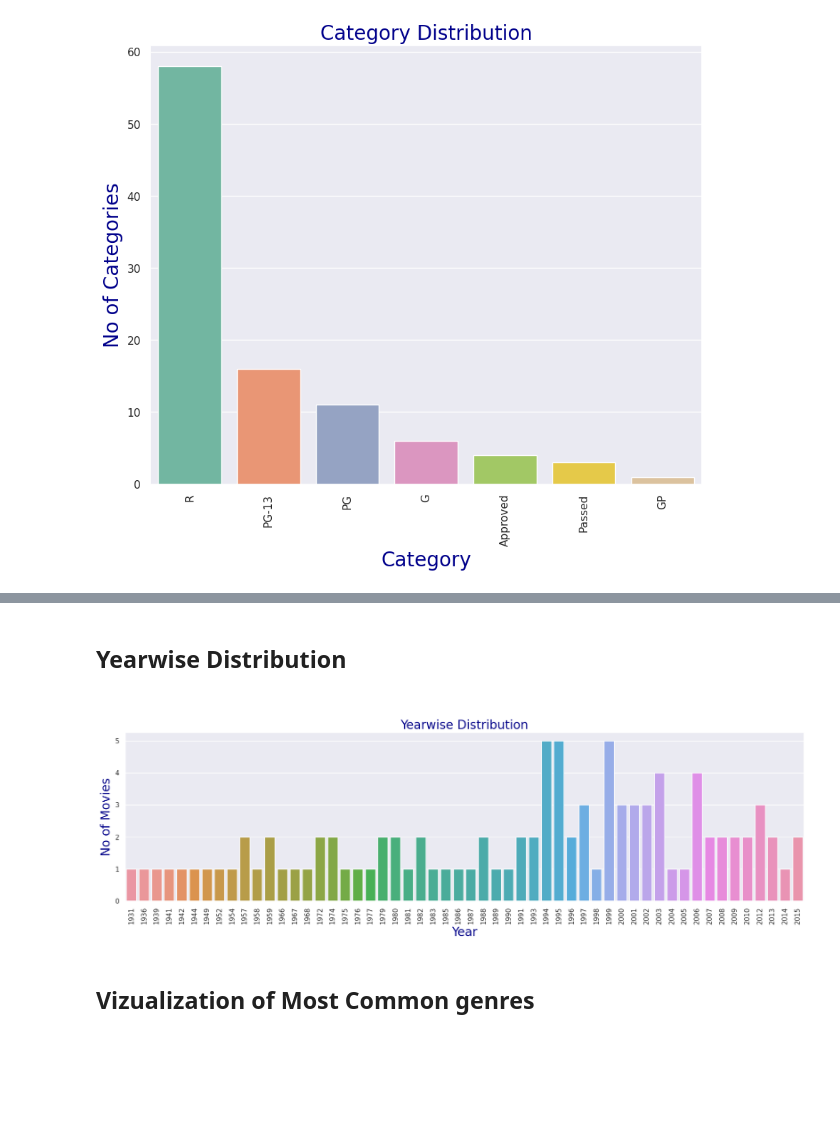
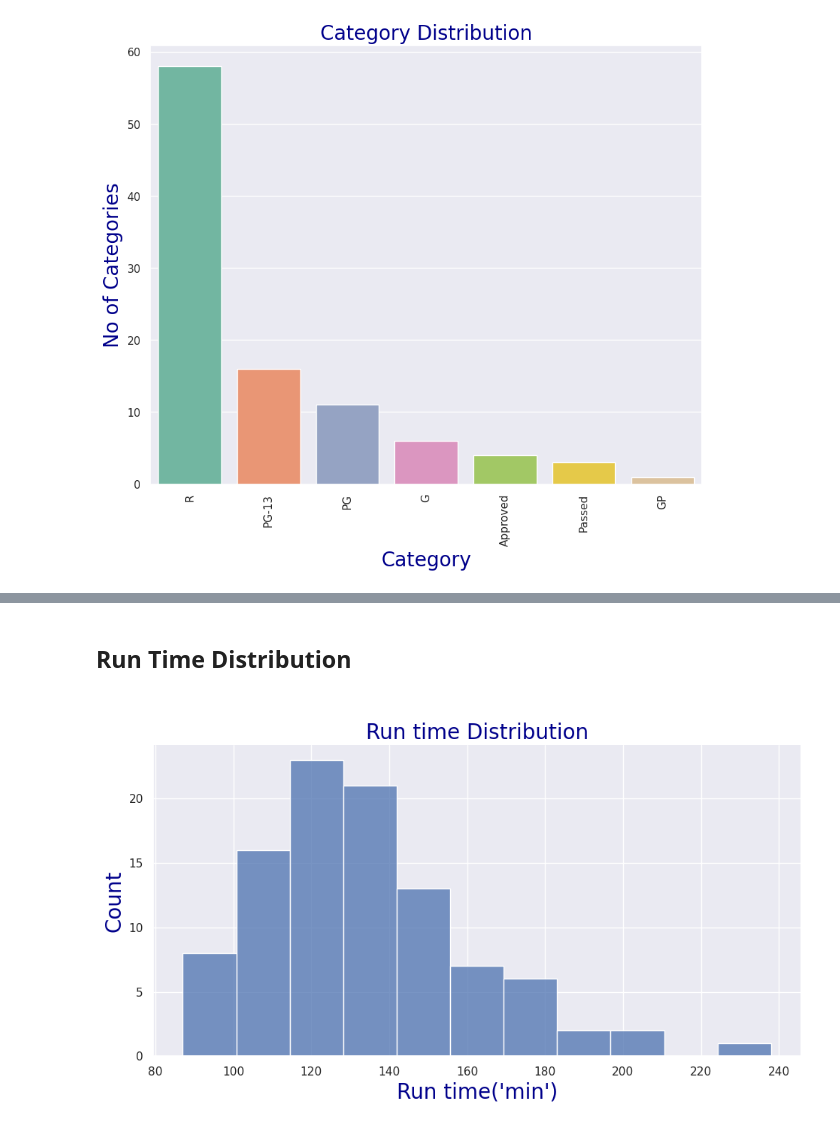
Before and after one commit to caiomassuia/IMDB-EDA, a Jupyter notebook: imdb-eda.ipynb, the cells around one changed output, grey strips where cells are left out. Drawn from its saved outputs; the diff is of its cells as text; code cells hidden in the pictures; blank space fills up the shorter version.

```diff
--- a/imdb-eda.ipynb
+++ b/imdb-eda.ipynb
@@ -127,0 +162,6 @@ plt.show()
+# %%
+# cleaning the gross tota and changing the data type to float
+df['gross_total'] = df['gross_total'].str.replace('$', '')
+df['gross_total'] = df['gross_total'].str.replace('M', '')
+
+df['gross_total']=df['gross_total'].astype('float64')
@@ -128,22 +191,14 @@ plt.show()
 # %% [markdown]
-<h2>Yearwise Distribution<h2>
+<h2>Run Time Distribution<h2>
 # %%
-#cleaning the year of release and change the data type to int
-df['year_of_release'] = df['year_of_release'].str.replace('(', '')
-df['year_of_release'] = df['year_of_release'].str.replace(')', '')
-
-df['year_of_release'] = df['year_of_release'].astype('int64')
+# cleaning the run time and changing the data type to int
+df['run_time'] = df['run_time'].str.replace('min', '')
+df['run_time'] = df['run_time'].astype('int64')
 # %%
-plt.figure(figsize=(20,5))
-sns.set(style="darkgrid")
-plt.title('Yearwise Distribution',fontdict={'size':20,'color':'darkblue'})
-ax = sns.countplot(x="year_of_release", data=df)
-plt.xlabel('Year', fontdict={'size':20,'color':'darkblue'})
-plt.xticks(rotation=90)
-plt.ylabel('No of Movies',fontdict={'size':20,'color':'darkblue'})
-sns.color_palette("mako", as_cmap=True)
+sns.displot(df, x= 'run_time', aspect=1.9)
+plt.title('Run time Distribution',fontdict={'size':20,'color':'darkblue'})
+plt.xlabel("Run time('min')",fontdict={'size':20,'color':'darkblue'})
+plt.ylabel("Count",fontdict={'size':20,'color':'darkblue'})
 plt.show()
 # %% [output]
-[figure, old version]
+[figure, new version]
-# %% [markdown]
-<h2>Vizualization of Most Common genres<h2>
```
Also changed, not shown: parts of 11 cells of this notebook.
